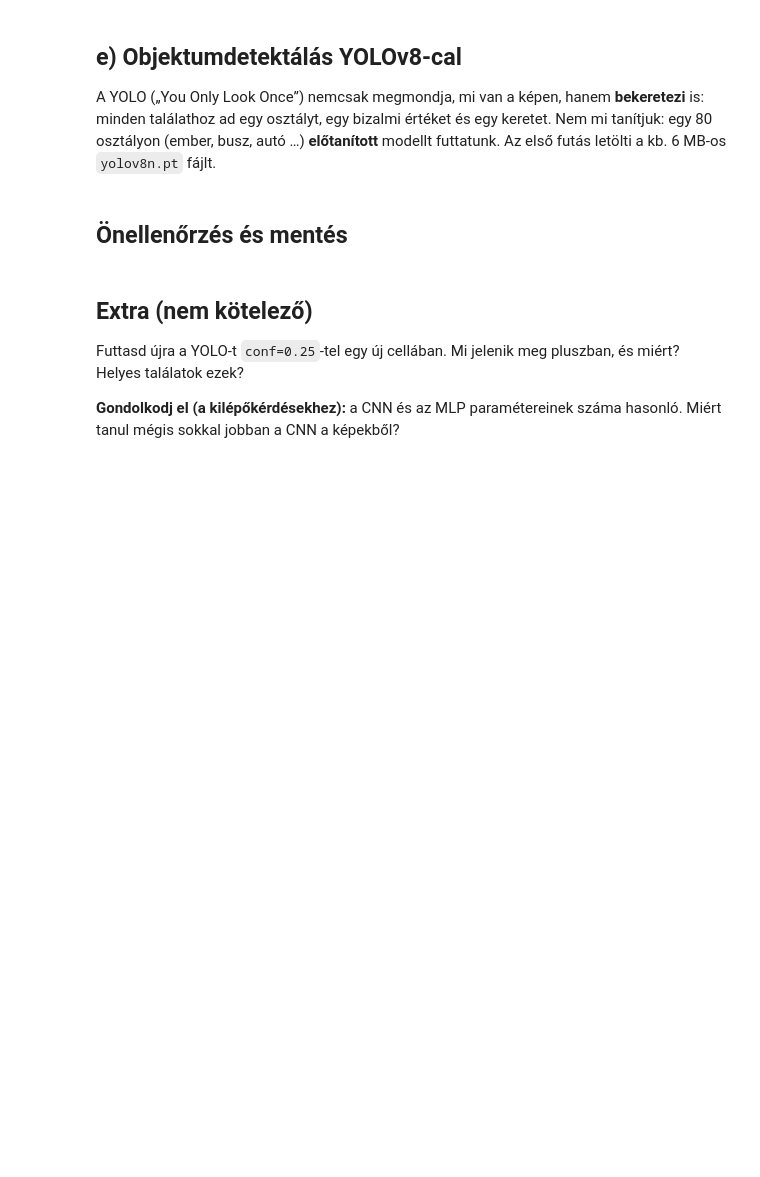
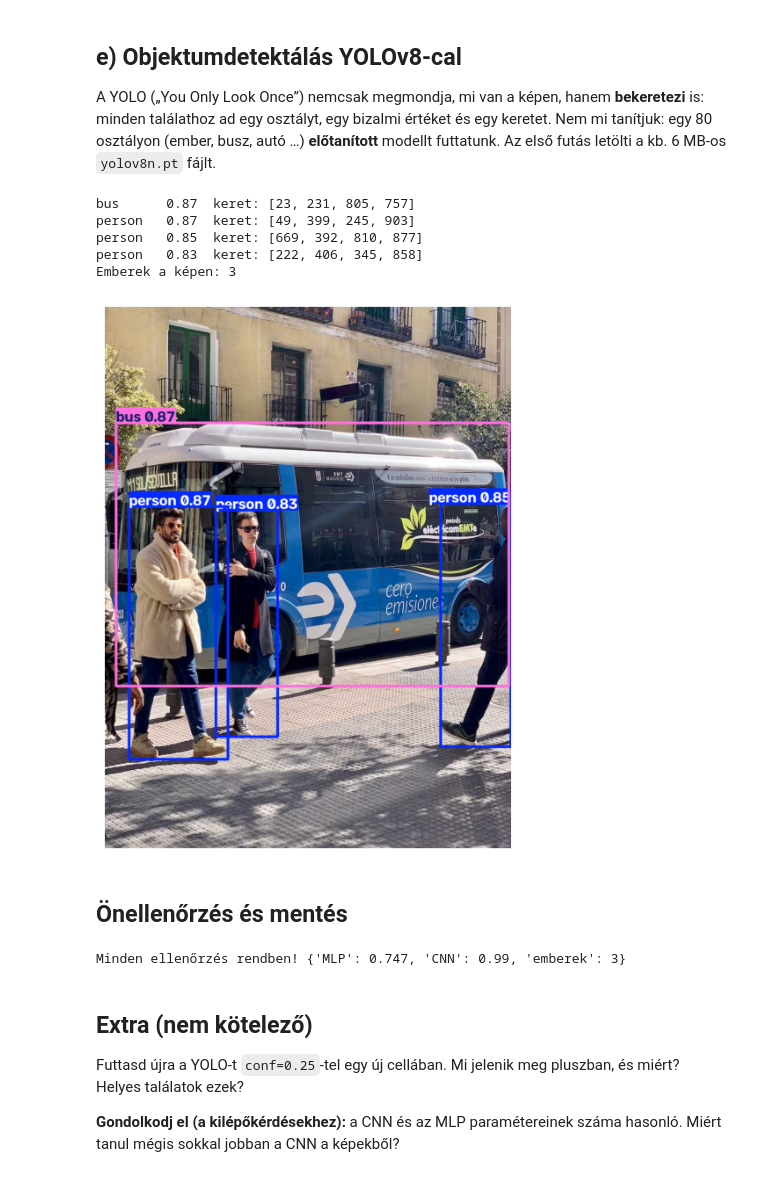
Before and after one commit to Kizsi2025/05-kepek-13c-37, a Jupyter notebook: kepek.ipynb, the cells around one changed output. Cells and saved outputs as stored; diff of their text form; code cells hidden in the pictures; blank space fills up the shorter version.

```diff
--- a/kepek.ipynb
+++ b/kepek.ipynb
@@ -119,27 +153,36 @@ Nem mi tanítjuk: egy 80 osztályon (ember, busz, autó …) **előtanított** m
 # %%
 from ultralytics import YOLO
 from ultralytics.utils import ASSETS
 
 yolo = YOLO("yolov8n.pt")
 talalat = yolo(ASSETS / "bus.jpg", conf=0.5, verbose=False)[0]
 nevek = [talalat.names[int(c)] for c in talalat.boxes.cls]
 for nev, bizalom, keret in zip(nevek, talalat.boxes.conf.tolist(), talalat.boxes.xyxy.round().int().tolist()):
     print(f"{nev:8s} {bizalom:.2f}  keret: {keret}")
-emberek = ...  # TODO: hányszor szerepel a 'person' a nevek listájában?
+emberek = nevek.count('person')
 print("Emberek a képen:", emberek)
 plt.figure(figsize=(6, 8)); plt.imshow(talalat.plot()[:, :, ::-1]); plt.axis("off"); plt.show()
+# %% [output]
+bus      0.87  keret: [23, 231, 805, 757]
+person   0.87  keret: [49, 399, 245, 903]
+person   0.85  keret: [669, 392, 810, 877]
+person   0.83  keret: [222, 406, 345, 858]
+Emberek a képen: 3
+[figure, added]
 # %% [markdown]
 ## Önellenőrzés és mentés
 # %%
 assert konv == [[3.0, 3.0, 0.0]] * 3, "a) Nézd át: F.conv2d(kep, szuro)."
 assert parameterek(cnn) == 55140, "c) A CNN rétegei nem egyeznek a táblázattal."
 assert cnn_pont >= 0.93, "d) A CNN nem érte el a 93%-ot."
-assert emberek == 3, "e) Számold meg a 'person' találatokat."
+assert emberek == nevek.count('person'), "e) Számold meg a 'person' találatokat."
 Path("eredmenyek").mkdir(exist_ok=True)
 json.dump({"konv": konv, "mlp_pont": mlp_pont, "mlp_param": parameterek(mlp), "cnn_param": parameterek(cnn),
            "cnn_pont": cnn_pont, "yolo_nevek": nevek, "emberek": emberek},
           open("eredmenyek/kartya5.json", "w"), indent=1)
 print("Minden ellenőrzés rendben!", {"MLP": round(mlp_pont, 3), "CNN": round(cnn_pont, 3), "emberek": emberek})
+# %% [output]
+Minden ellenőrzés rendben! {'MLP': 0.747, 'CNN': 0.99, 'emberek': 3}
 # %% [markdown]
 ## Extra (nem kötelező)
 Futtasd újra a YOLO-t `conf=0.25`-tel egy új cellában. Mi jelenik meg pluszban, és miért? Helyes találatok ezek?
```
Also changed, not shown: parts of 7 cells of this notebook.
